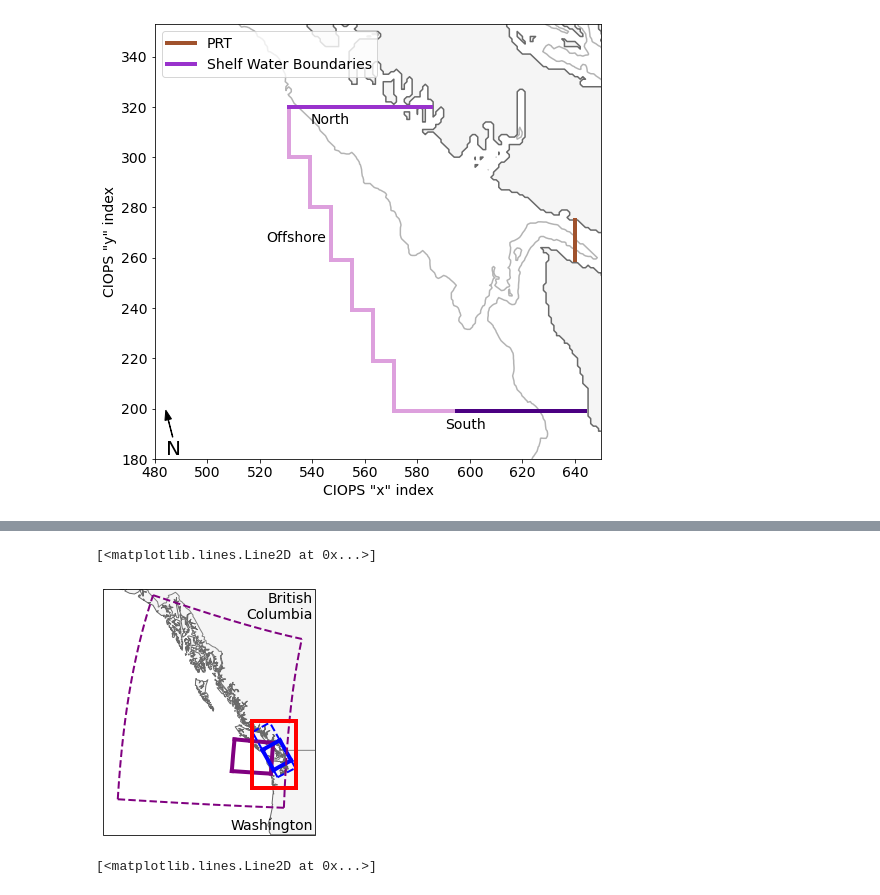
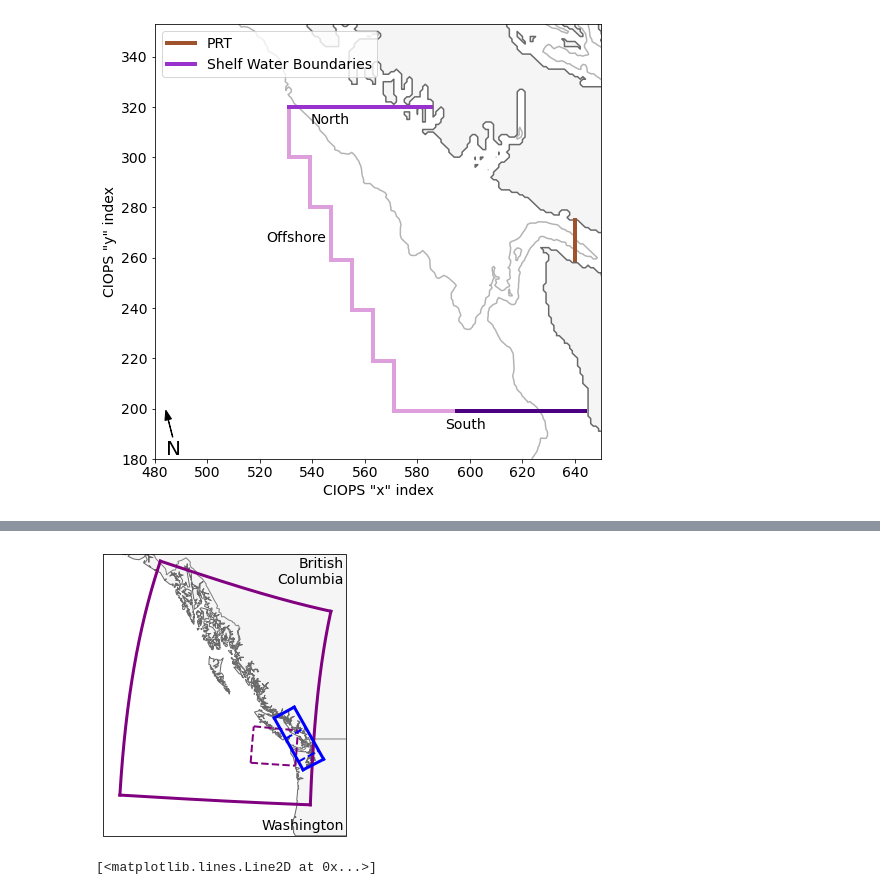
Before and after one commit to UBC-MOAD/analysis-becca, a Jupyter notebook: Ariane/map.ipynb, the cells around one changed output, grey strips where cells are left out. Drawn from its saved outputs; the diff is of its cells as text; code cells hidden in the pictures.

```diff
--- a/Ariane/map.ipynb
+++ b/Ariane/map.ipynb
@@ -784,58 +523,53 @@ xlim, ylim = [-126.5, -121.2], [46, 51.2]
 xlim_in, ylim_in = [-144, -119], [42, 60]
 
 proj= crs.Mercator(np.mean(xlim_in), *ylim_in)
 
-fig = plt.figure(constrained_layout=True, figsize=[3.5,3.5])
+fig = plt.figure(constrained_layout=True, figsize=[4,4])
 ax = fig.add_subplot(111,projection=proj)
 
 # Make plot area
 ax.set_extent(xlim_in + ylim_in)
 
 
 # Draw coastline
 ax.add_feature(feature.GSHHSFeature('low', edgecolor='dimgray', facecolor='whitesmoke'), zorder=1)
 ax.add_feature(feature.BORDERS, edgecolor='gray', zorder=1)
 
-# make lil box in plot area to show region limits
-ax.plot([xlim[0],xlim[1]],[ylim[0],ylim[0]],c='r',lw=4, zorder=7,transform=crs.PlateCarree(), label='Plot Area')
-ax.plot([xlim[0],xlim[1]],[ylim[1],ylim[1]],c='r',lw=4, zorder=7, transform=crs.PlateCarree())
-ax.plot([xlim[0],xlim[0]],[ylim[0],ylim[1]],c='r',lw=4, zorder=7, transform=crs.PlateCarree())
-ax.plot([xlim[1],xlim[1]],[ylim[0],ylim[1]],c='r',lw=4, zorder=7, transform=crs.PlateCarree())
-
 # label washington and British Columbia
 ax.text(0.99, .01, 'Washington', ha='right', va='bottom', transform=ax.transAxes, fontsize=14)
 ax.text(0.99, .99, 'British\nColumbia', ha='right', va='top', transform=ax.transAxes, fontsize=14)
 
 # Draw CIOPS box
 mesh = xr.open_dataset('/ocean/mdunphy/CIOPSW-BC12/grid/mesh_mask_Bathymetry_NEP36_714x1020_SRTM30v11_NOAA3sec_WCTSS_JdeFSalSea.nc')
-ax.plot(mesh['nav_lon'][ 180:353,  480], mesh['nav_lat'][ 180:353,  480], color='purple', lw=4, zorder=6, transform=crs.PlateCarree())
-ax.plot(mesh['nav_lon'][ 180:353, 650], mesh['nav_lat'][ 180:353, 650], color='purple', lw=4, zorder=6, transform=crs.PlateCarree())
-ax.plot(mesh['nav_lon'][180,  480:650], mesh['nav_lat'][180,  480:650], color='purple', lw=4, zorder=6, transform=crs.PlateCarree())
-ax.plot(mesh['nav_lon'][353,  480:650], mesh['nav_lat'][353,  480:650], color='purple', lw=4, zorder=6, transform=crs.PlateCarree())
+ax.plot(mesh['nav_lon'][ 180:353,  480], mesh['nav_lat'][ 180:353,  480], color='purple', lw=2, linestyle='dashed', zorder=6, transform=crs.PlateCarree())
+ax.plot(mesh['nav_lon'][ 180:353, 650], mesh['nav_lat'][ 180:353, 650], color='purple', lw=2, linestyle='dashed', zorder=6, transform=crs.PlateCarree())
+ax.plot(mesh['nav_lon'][180,  480:650], mesh['nav_lat'][180,  480:650], color='purple', lw=2, linestyle='dashed', zorder=6, transform=crs.PlateCarree())
+ax.plot(mesh['nav_lon'][353,  480:650], mesh['nav_lat'][353,  480:650], color='purple', lw=2, linestyle='dashed', zorder=6, transform=crs.PlateCarree())
 
 # Draw SalishSeaCast box
 mesh = xr.open_dataset('/home/sallen/MEOPAR/grid/mesh_mask201702.nc')
-ax.plot(mesh['nav_lon'][150:548,0], mesh['nav_lat'][150:548,0], color='b', lw=4, zorder=6, transform=crs.PlateCarree())
-ax.plot(mesh['nav_lon'][150:548,-1], mesh['nav_lat'][150:548,-1], color='b', lw=4, zorder=6, transform=crs.PlateCarree())
-ax.plot(mesh['nav_lon'][150,:], mesh['nav_lat'][150,:], color='b', lw=4, zorder=6, transform=crs.PlateCarree())
-ax.plot(mesh['nav_lon'][548,:], mesh['nav_lat'][548,:], color='b', lw=4, zorder=6, transform=crs.PlateCarree())
+ax.plot(mesh['nav_lon'][150:548,0], mesh['nav_lat'][150:548,0], color='b', lw=2, linestyle='dashed', zorder=6, transform=crs.PlateCarree())
+ax.plot(mesh['nav_lon'][150:548,-1], mesh['nav_lat'][150:548,-1], color='b', lw=2, linestyle='dashed', zorder=6, transform=crs.PlateCarree())
+ax.plot(mesh['nav_lon'][150,:], mesh['nav_lat'][150,:], color='b', lw=2, linestyle='dashed', zorder=6, transform=crs.PlateCarree())
+ax.plot(mesh['nav_lon'][548,:], mesh['nav_lat'][548,:], color='b', lw=2, linestyle='dashed', zorder=6, transform=crs.PlateCarree())
 
 # what about adding full model outlines?
 # SalishSeaCast
-ax.plot(mesh['nav_lon'][:,0], mesh['nav_lat'][:,0], color='b', lw=2,linestyle='dashed', zorder=6, transform=crs.PlateCarree())
-ax.plot(mesh['nav_lon'][:,-1], mesh['nav_lat'][:,-1], color='b', lw=2,linestyle='dashed', zorder=6, transform=crs.PlateCarree())
-ax.plot(mesh['nav_lon'][0,:], mesh['nav_lat'][0,:], color='b', lw=2,linestyle='dashed', zorder=6, transform=crs.PlateCarree())
-ax.plot(mesh['nav_lon'][-1,:], mesh['nav_lat'][-1,:], color='b', lw=2,linestyle='dashed', zorder=6, transform=crs.PlateCarree())
+ax.plot(mesh['nav_lon'][:,0], mesh['nav_lat'][:,0], color='b', lw=3, zorder=6, transform=crs.PlateCarree())
+ax.plot(mesh['nav_lon'][:,-1], mesh['nav_lat'][:,-1], color='b', lw=3, zorder=6, transform=crs.PlateCarree())
+ax.plot(mesh['nav_lon'][0,:], mesh['nav_lat'][0,:], color='b', lw=3, zorder=6, transform=crs.PlateCarree())
+ax.plot(mesh['nav_lon'][-1,:], mesh['nav_lat'][-1,:], color='b', lw=3, zorder=6, transform=crs.PlateCarree())
 
 #CIOPS
 mesh = xr.open_dataset('/ocean/mdunphy/CIOPSW-BC12/grid/mesh_mask_Bathymetry_NEP36_714x1020_SRTM30v11_NOAA3sec_WCTSS_JdeFSalSea.nc')
-ax.plot(mesh['nav_lon'][:,0], mesh['nav_lat'][:,0], color='purple', lw=2,linestyle='dashed', zorder=6, transform=crs.PlateCarree())
-ax.plot(mesh['nav_lon'][:,-1], mesh['nav_lat'][:,-1], color='purple', lw=2,linestyle='dashed', zorder=6, transform=crs.PlateCarree())
-ax.plot(mesh['nav_lon'][0,:], mesh['nav_lat'][0,:], color='purple', lw=2,linestyle='dashed', zorder=6, transform=crs.PlateCarree())
-ax.plot(mesh['nav_lon'][-1,:], mesh['nav_lat'][-1,:], color='purple', lw=2,linestyle='dashed', zorder=6, transform=crs.PlateCarree())
+ax.plot(mesh['nav_lon'][:,0], mesh['nav_lat'][:,0], color='purple', lw=3, zorder=5, transform=crs.PlateCarree())
+ax.plot(mesh['nav_lon'][:,-1], mesh['nav_lat'][:,-1], color='purple', lw=3, zorder=5, transform=crs.PlateCarree())
+ax.plot(mesh['nav_lon'][0,:], mesh['nav_lat'][0,:], color='purple', lw=3, zorder=5, transform=crs.PlateCarree())
+ax.plot(mesh['nav_lon'][-1,:], mesh['nav_lat'][-1,:], color='purple', lw=3, zorder=5, transform=crs.PlateCarree())
+
+plt.savefig("./figures/modeldomain.pdf")
 # %% [output]
-[<matplotlib.lines.Line2D at 0x...>]
-[figure, old version]
+[figure, new version]
 # %%
 xlim, ylim = [-126.5, -121.2], [46, 51.2]
 xlim_in, ylim_in = [-136, -118], [42, 56]
```
Also changed, not shown: parts of 3 cells of this notebook, 9 other files.
